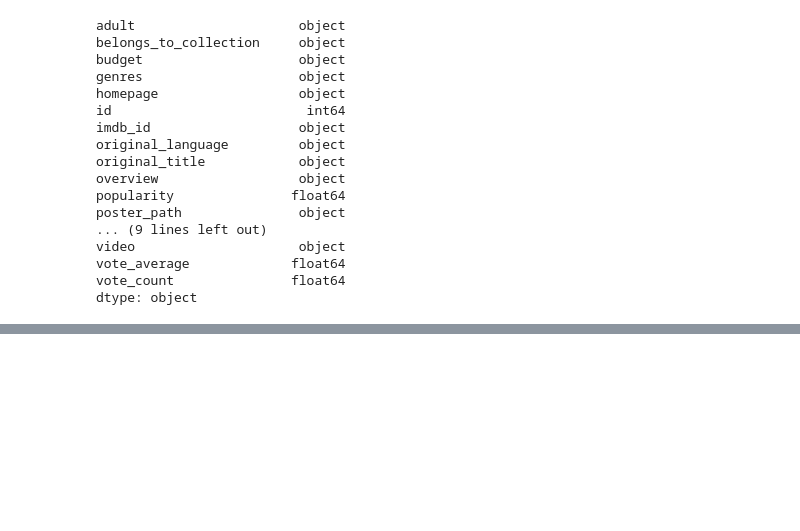
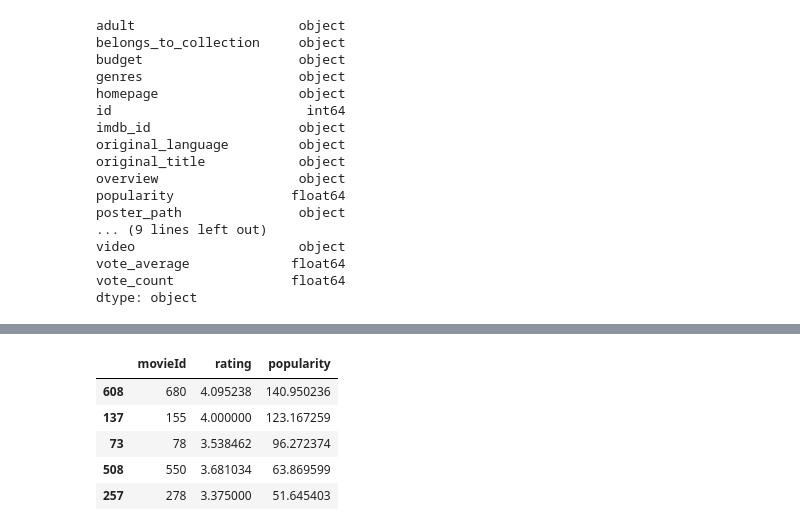
Before and after one commit to lucas794/7507-Algo3, a Jupyter notebook: TP1_Ejercicio_13.ipynb, the cells around one changed output, grey strips where cells are left out. Cells and saved outputs as stored; diff of their text form; code cells hidden in the pictures; blank space fills up the shorter version.

```diff
--- a/TP1_Ejercicio_13.ipynb
+++ b/TP1_Ejercicio_13.ipynb
@@ -102,0 +192,9 @@ Finalmente, tenemos el dataframe convertido como se pedía. Ahora, de éste data
+# %%
+df_peliculas_populares
+# %% [output]
+|  | movieId | rating | popularity |
+| 608 | 680 | 4.095238 | 140.950236 |
+| 137 | 155 | 4.000000 | 123.167259 |
+| 73 | 78 | 3.538462 | 96.272374 |
+| 508 | 550 | 3.681034 | 63.869599 |
+| 257 | 278 | 3.375000 | 51.645403 |
```
Also changed, not shown: parts of 29 cells of this notebook.
